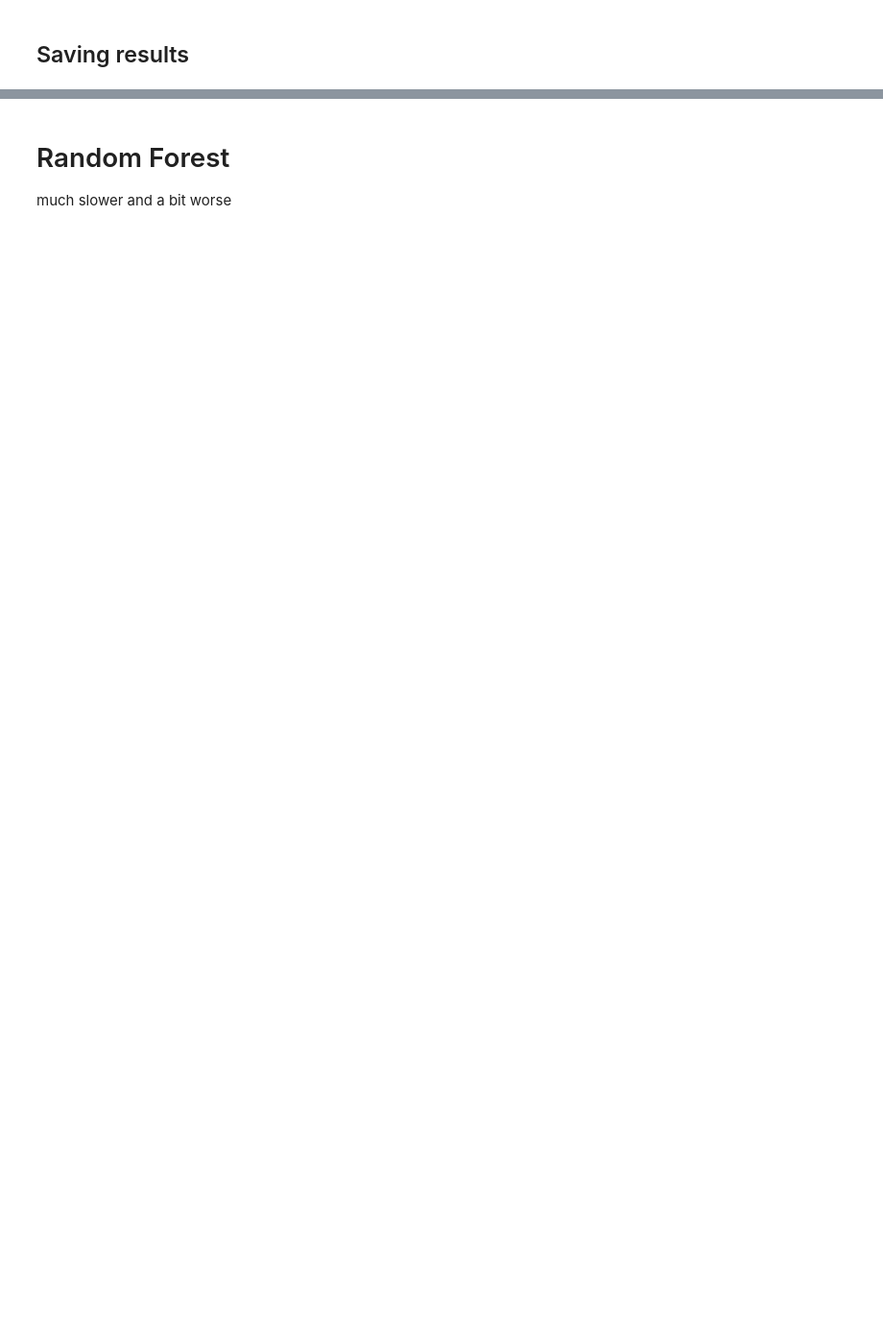
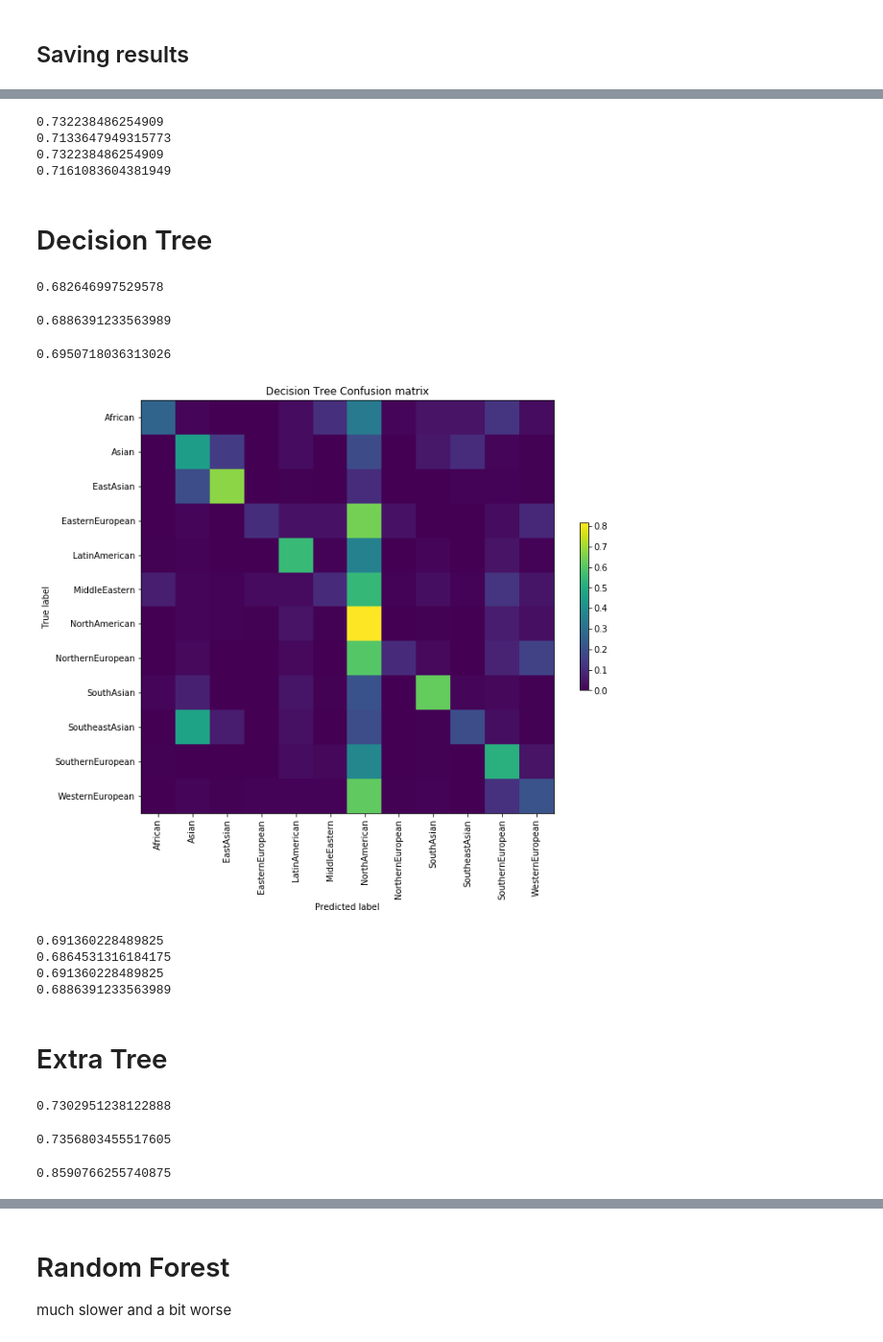
Before and after one commit to catherning/food_recipe_gen, a Jupyter notebook: cuisine_classification/ML_classification.ipynb, the cells around one changed output, grey strips where cells are left out. Shown at 96% size. Drawn from its saved outputs; the diff is of its cells as text; code cells hidden in the pictures; blank space fills up the shorter version.

```diff
--- a/cuisine_classification/ML_classification.ipynb
+++ b/cuisine_classification/ML_classification.ipynb
@@ -203,0 +322,10 @@ with open(results_file,"w", newline='') as f:
+# %%
+print(accuracy_score(y_test,y_pred))
+print(precision_score(y_test,y_pred,average='weighted'))
+print(recall_score(y_test,y_pred,average='weighted'))
+print(f1_score(y_test,y_pred,average='weighted'))
+# %% [output]
+0.732238486254909
+0.7133647949315773
+0.732238486254909
+0.7161083604381949
@@ -203,0 +336,38 @@ with open(results_file,"w", newline='') as f:
+# %% [markdown]
+# Decision Tree
+# %%
+parameters = {"criterion":["gini","entropy"],
+            "splitter":["best","random"]}
+# sorted(sklearn.metrics.SCORERS.keys())
+scoring = 'f1_weighted'
+dec_tree = DecisionTreeClassifier()
+
+clf5 = GridSearchCV(dec_tree, parameters, cv=4,scoring=scoring)
+clf5.fit(X_train, y_train)
+clf5.best_score_
+# %% [output]
+0.682646997529578
+# %%
+clf5.score(X_test,y_test)
+# %% [output]
+0.6886391233563989
+# %%
+proba_score = threshold_classification(clf5,X_test,y_test,threshold=threshold)
+proba_score
+# %% [output]
+0.6950718036313026
+# %%
+y_pred = clf5.predict(X_test)
+confusion_matrix_plot(y_pred, y_test,os.path.join(RESULTS_FOLDER,'dec_tree.png'),"Decision Tree")
+# %% [output]
+[figure, added]
+# %%
+print(accuracy_score(y_test,y_pred))
+print(precision_score(y_test,y_pred,average='weighted'))
+print(recall_score(y_test,y_pred,average='weighted'))
+print(f1_score(y_test,y_pred,average='weighted'))
+# %% [output]
+0.691360228489825
+0.6864531316184175
+0.691360228489825
+0.6886391233563989
@@ -203,0 +380,22 @@ with open(results_file,"w", newline='') as f:
+# %% [markdown]
+# Extra Tree
+# %%
+parameters = {"criterion":["gini","entropy"]}
+# sorted(sklearn.metrics.SCORERS.keys())
+scoring = 'f1_weighted'
+extra_tree = ExtraTreesClassifier()
+
+clf6 = GridSearchCV(extra_tree, parameters, cv=4,scoring=scoring)
+clf6.fit(X_train, y_train)
+clf6.best_score_
+# %% [output]
+0.7302951238122888
+# %%
+clf6.score(X_test,y_test)
+# %% [output]
+0.7356803455517605
+# %%
+proba_score = threshold_classification(clf6,X_test,y_test,threshold=threshold)
+proba_score
+# %% [output]
+0.8590766255740875
```
Also changed, not shown: parts of 103 cells of this notebook.
